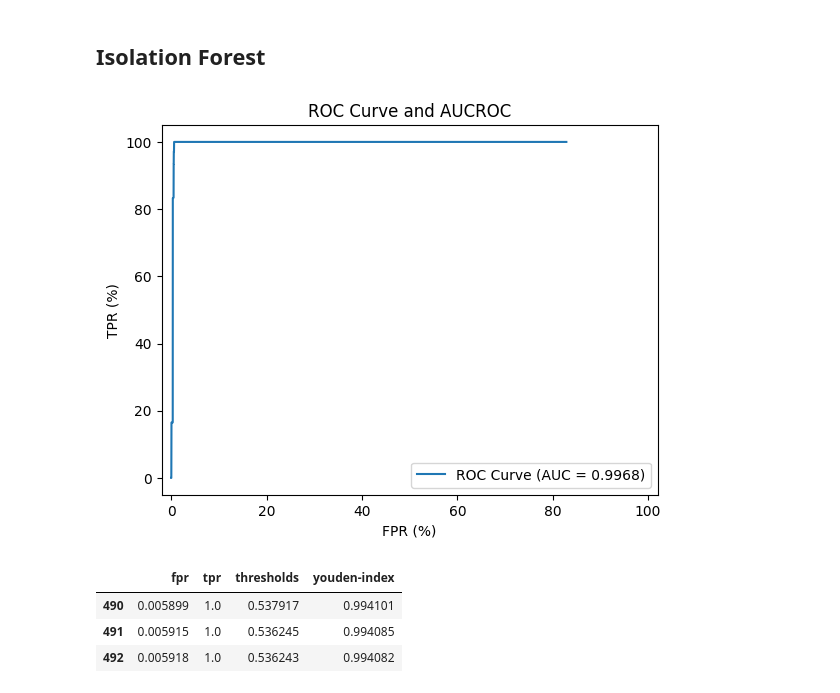
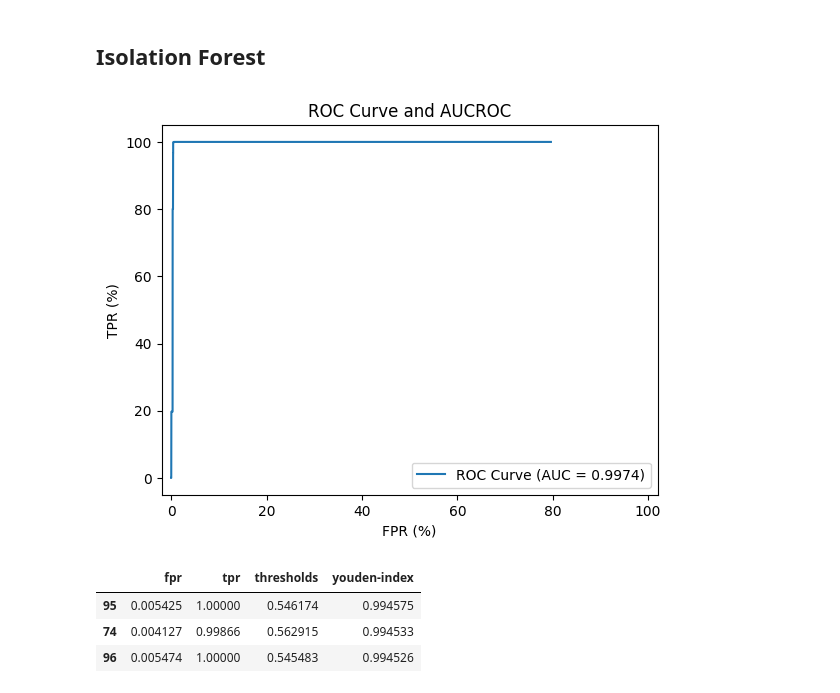
Before and after one commit to maduMelo/IDS-Extension-Program, a Jupyter notebook: Tasks 3-4/task4.ipynb, the cells around one changed output. Cells and saved outputs as stored; diff of their text form; code cells hidden in the pictures.

```diff
--- a/Tasks 3-4/task4.ipynb
+++ b/Tasks 3-4/task4.ipynb
@@ -70,5 +89,8 @@ X = X[['Time', 'Length']]
 y_drop, X_drop = X_drop['Label'], X_drop.drop(columns=['Label'])
 y_delay, X_delay = X_delay['Label'], X_delay.drop(columns=['Label'])
 y_outOfSequence, X_outOfSequence = X_outOfSequence['Label'], X_outOfSequence.drop(columns=['Label'])
+y_jitter, X_jitter = X_jitter['Label'], X_jitter.drop(columns=['Label'])
+
+y_all, X_all = X_all['Label'], X_all.drop(columns=['Label'])
 # %% [markdown]
 # Definindo Modelos
@@ -376,0 +388,9 @@ X_test_kmeans, y_kmeans = X_drop_kmeans, y_drop
+# %%
+model_kmeans_path = '/content/drive/My Drive/UFPE/UFPE 2024.1/PET/Imersão/Modelos/kmeans41.pkl'
+scaler_kmeans_path = '/content/drive/My Drive/UFPE/UFPE 2024.1/PET/Imersão/Modelos/scaler_kmeans41'
+
+with open(model_kmeans_path, 'rb') as model_file:
+    model_kmeans = pickle.load(model_file)
+
+with open(scaler_kmeans_path, 'rb') as scaler_file:
+    scaler_kmeans = pickle.load(scaler_file)
@@ -415,18 +435,29 @@ X_test_if, y_if = X_drop_if, y_drop
+# %%
+model_if_path = '/content/drive/My Drive/UFPE/UFPE 2024.1/PET/Imersão/Modelos/if41.pkl'
+scaler_if_path = '/content/drive/My Drive/UFPE/UFPE 2024.1/PET/Imersão/Modelos/scaler_if41'
+
+with open(model_if_path, 'rb') as model_file:
+    model_if = pickle.load(model_file)
+
+with open(scaler_if_path, 'rb') as scaler_file:
+    scaler_if = pickle.load(scaler_file)
+# %%
+X_test_if, y_if = scaler_if.transform(X_all), y_all
 # %%
 val_scores_iforest = model_if.score_samples(X_test_if)
 val_scores_iforest = np.abs(val_scores_iforest)
 # %%
-plot_roc_curve(y_drop, val_scores_iforest)
+plot_roc_curve(y_if, val_scores_iforest)
 # %% [output]
-[figure, old version]
+[figure, new version]
 # %%
-fpr, tpr, thresholds = roc_curve(y_drop, val_scores_iforest)
+fpr, tpr, thresholds = roc_curve(y_if, val_scores_iforest)
 df_val_roc = pd.DataFrame({'fpr':fpr, 'tpr':tpr, 'thresholds':thresholds})
 df_val_roc['youden-index'] = df_val_roc['tpr'] - df_val_roc['fpr']
 df_val_roc.sort_values('youden-index', ascending=False)[:3].drop_duplicates('fpr')
 # %% [output]
 |  | fpr | tpr | thresholds | youden-index |
-| 490 | 0.005899 | 1.0 | 0.537917 | 0.994101 |
-| 491 | 0.005915 | 1.0 | 0.536245 | 0.994085 |
-| 492 | 0.005918 | 1.0 | 0.536243 | 0.994082 |
+| 95 | 0.005425 | 1.00000 | 0.546174 | 0.994575 |
+| 74 | 0.004127 | 0.99866 | 0.562915 | 0.994533 |
+| 96 | 0.005474 | 1.00000 | 0.545483 | 0.994526 |
 # %%
```
Also changed, not shown: parts of 67 cells of this notebook, 5 other files.
